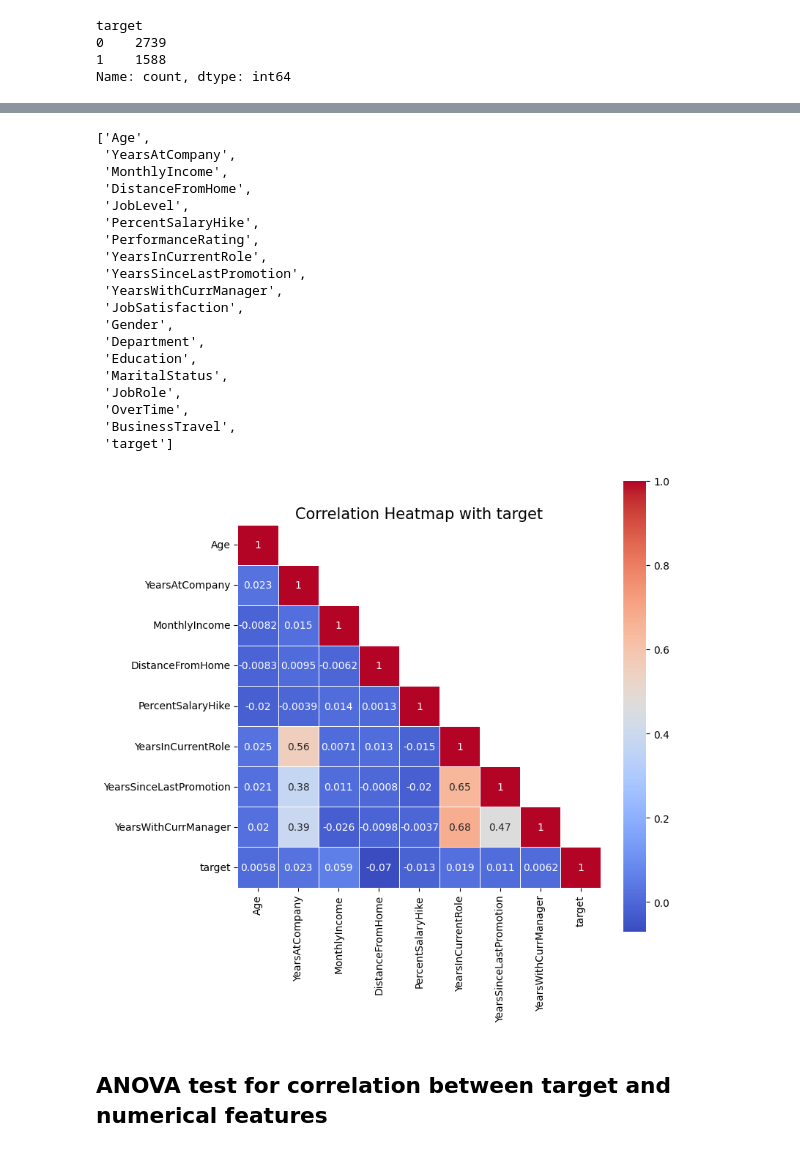
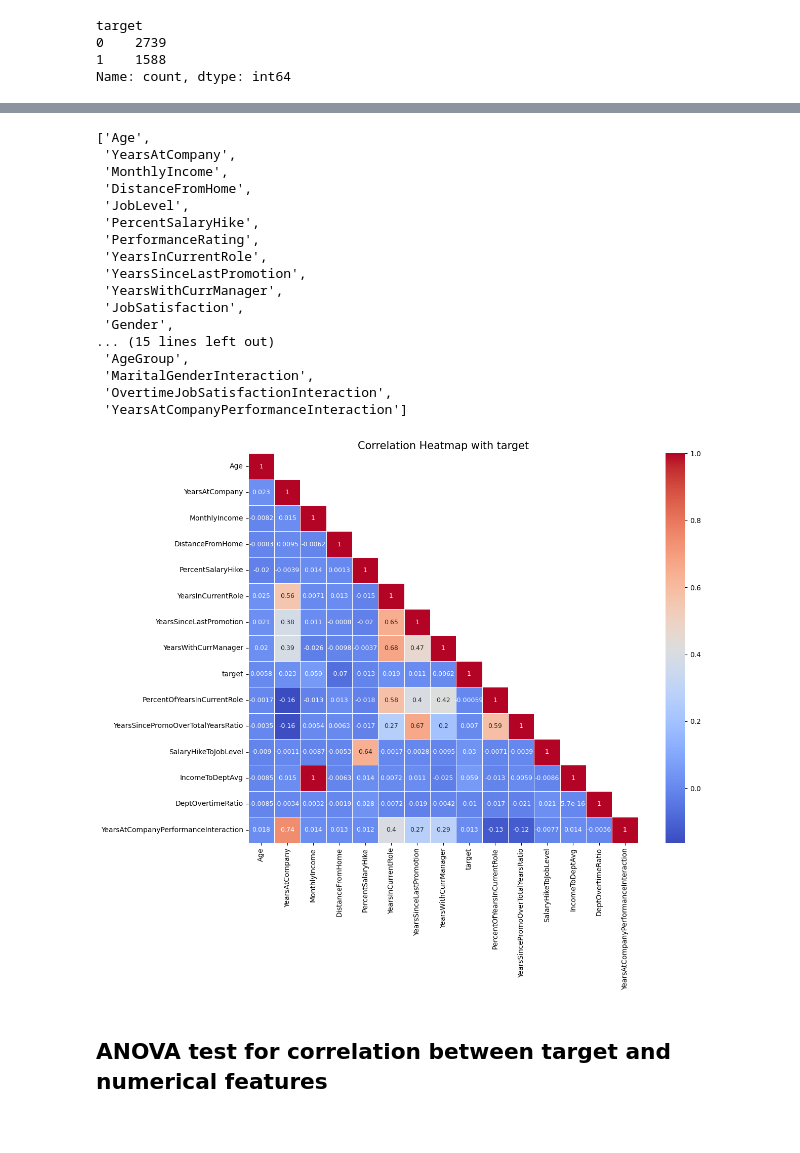
Before and after one commit to minimac321/Attrition-model, a Jupyter notebook: notebooks/eda_and_data_preparation.ipynb, the cells around one changed output, grey strips where cells are left out. Saved outputs shown, nothing was run; the diff lists cells and outputs as text; code cells hidden in the pictures.

```diff
--- a/notebooks/eda_and_data_preparation.ipynb
+++ b/notebooks/eda_and_data_preparation.ipynb
@@ -52,13 +52,15 @@ sys.path.append(str(current_location))
 # %% [output]
 /Users/ryanmccarlie/Documents/Problems/PwC Interview/Code
 # %%
-raw_data_dir = os.path.join(current_location, "raw_data")
+data_dir = os.path.join(current_location, "data")
+
+raw_data_dir = os.path.join(data_dir, "raw_data")
 os.makedirs(raw_data_dir, exist_ok=True)
 
-transformed_data_dir = os.path.join(current_location, "transformed_data")
+transformed_data_dir = os.path.join(data_dir, "transformed_data")
 os.makedirs(transformed_data_dir, exist_ok=True)
 
-output_data_dir = os.path.join(current_location, "output_data")
+output_data_dir = os.path.join(data_dir, "output_data")
 os.makedirs(output_data_dir, exist_ok=True)
 # %% [markdown]
 ## Connect to MLFlow:
@@ -449,0 +454,5 @@ dtype: object
+# %%
+df_no_nan = df_no_nan[df_no_nan["Age"] < 18]
+
+
+df_no_nan.shape
@@ -594,11 +736,5 @@ anomaly_columns
 # %%
-from utils.cleaning import filter_anomalies
-
-
-df_no_anomalies = filter_anomalies(
-    df=df_pre_outliers_removed,
-    anomaly_columns=anomaly_columns,
-)
+df_no_anomalies = df_pre_outliers_removed[~df_pre_outliers_removed[anomaly_columns].any(axis=1)]
 
 print(df_no_anomalies.shape)
 df_no_anomalies.head()
@@ -949,7 +1141,13 @@ Index(['Age', 'YearsAtCompany', 'MonthlyIncome', 'DistanceFromHome',
        'YearsAtCompanyPerformanceInteraction', 'target'],
       dtype='object')
 # %%
-cols_to_select = list(df_w_features.iloc[:, :18].columns) + [target_class]
+cols_to_select = list(df_w_features.iloc[:, :18].columns) + [target_class] + ['PercentOfYearsInCurrentRole',
+       'YearsSincePromoOverTotalYearsRatio', 'SalaryHikeToJobLevel',
+       'IncomeToDeptAvg', 'SatisfactionToJobRoleAvg',
+       'SatisfactionToDepartmentAvg', 'DeptOvertimeRatio', 'DistanceGroup',
+       'AgeGroup', 'MaritalGenderInteraction',
+       'OvertimeJobSatisfactionInteraction',
+       'YearsAtCompanyPerformanceInteraction',]
 cols_to_select
 # %% [output]
 ['Age',
@@ -964,24 +1162,23 @@ cols_to_select
  'YearsWithCurrManager',
  'JobSatisfaction',
  'Gender',
- 'Department',
- 'Education',
- 'MaritalStatus',
- 'JobRole',
- 'OverTime',
- 'BusinessTravel',
- 'target']
+... (15 lines left out)
+ 'AgeGroup',
+ 'MaritalGenderInteraction',
+ 'OvertimeJobSatisfactionInteraction',
+ 'YearsAtCompanyPerformanceInteraction']
 # %%
 from utils.visualisation import plot_correlation_matrix_with_target
 
 # Plot heatmaps showing correlation between each feature and Attrition
 plot_correlation_matrix_with_target(
     df=df_w_features[cols_to_select],
     # df=df_w_features[cols_to_select].drop(columns="Attrition", errors="ignore"),
     target_column='target',
+    figsize=(14,10)
 )
 # %% [output]
-[figure, old version]
+[figure, new version]
 # %% [markdown]
 ## ANOVA test for correlation between target and numerical features
 # %%
```
Also changed, not shown: parts of 19 cells of this notebook, 3 other files.
